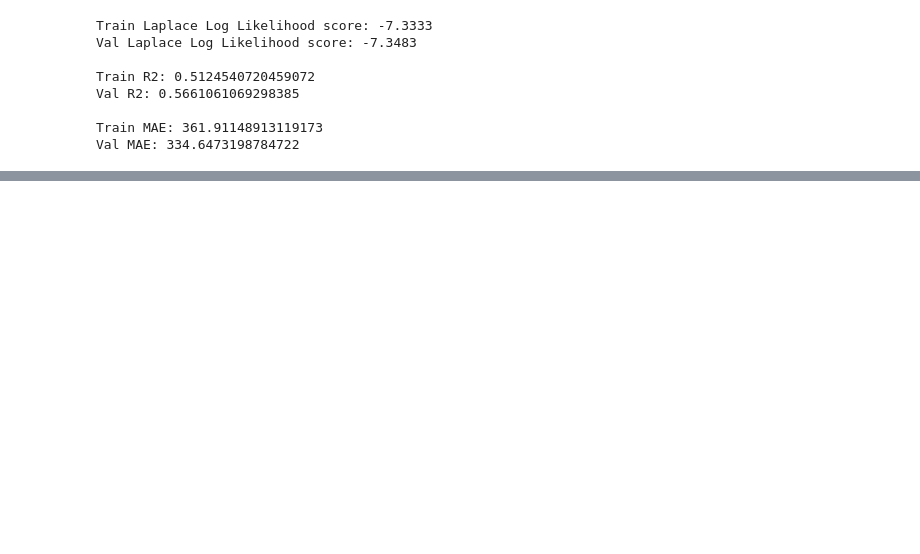
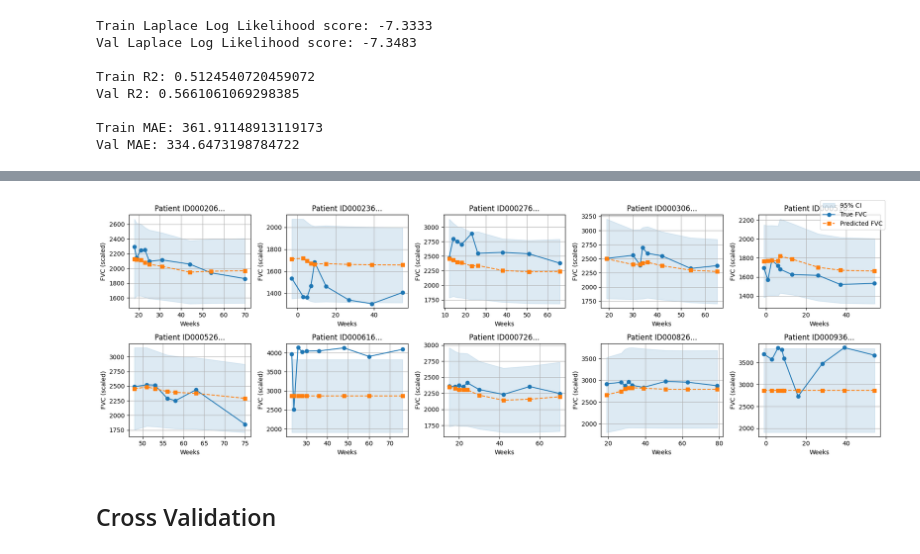
Before and after one commit to unfulw/pulmonary_fibrosis, a Jupyter notebook: models/gru_t.ipynb, the cells around one changed output, grey strips where cells are left out. Cells and saved outputs as stored; diff of their text form; code cells hidden in the pictures; blank space fills up the shorter version.

```diff
--- a/models/gru_t.ipynb
+++ b/models/gru_t.ipynb
@@ -812,0 +966,11 @@ Val MAE: 334.6473198784722
+# %%
+plot_grut_grid_M2(
+    model=model2,
+    dataset=val_dataset_M2,
+    weeks_seqs= weeks_val_seqs_M2,
+    patient_ids=val_patients_M2,
+)
+# %% [output]
+[figure, added]
+# %% [markdown]
+## Cross Validation
```
Also changed, not shown: parts of 13 cells of this notebook.
